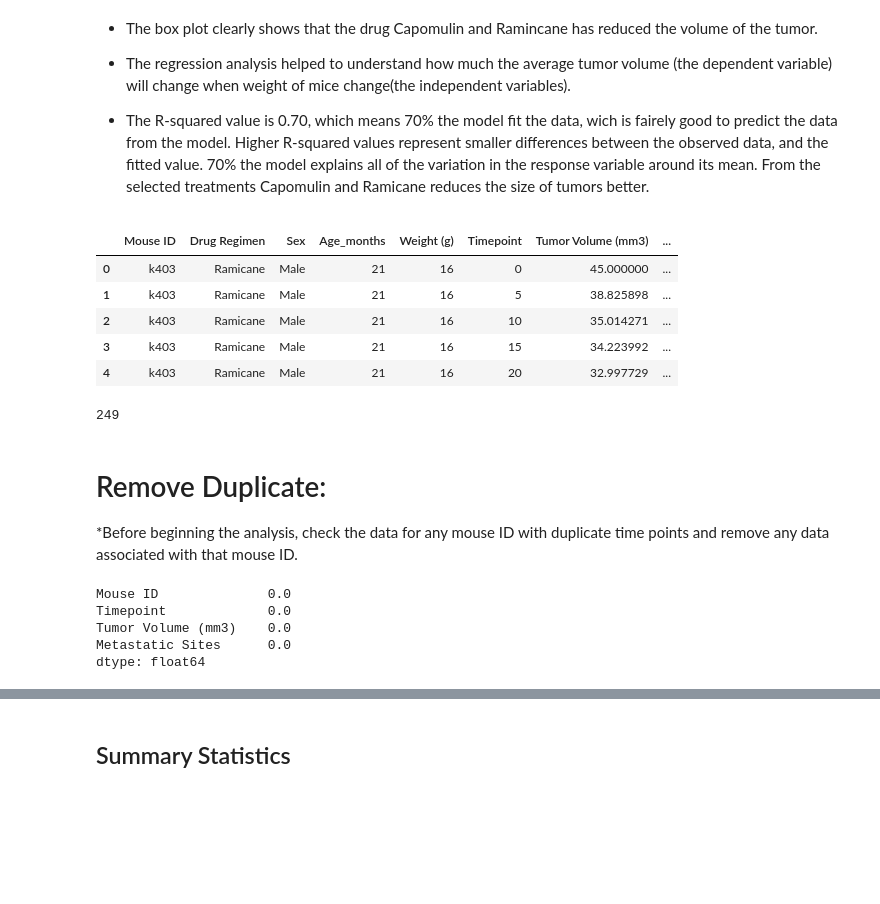
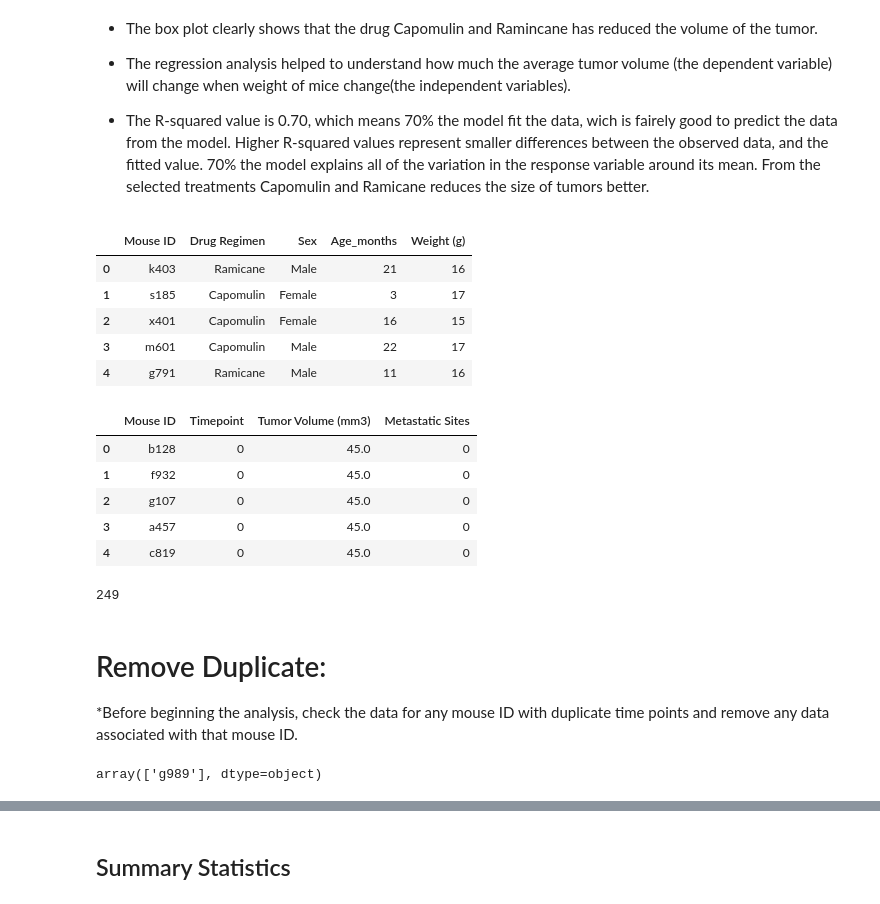
Before and after one commit to umasel/starter-code-pymaceuticals, a Jupyter notebook: Pymaceuticals/pymaceuticals_starter.ipynb, the cells around one changed output, grey strips where cells are left out. Saved outputs shown, nothing was run; the diff lists cells and outputs as text; code cells hidden in the pictures; blank space fills up the shorter version.

```diff
--- a/Pymaceuticals/pymaceuticals_starter.ipynb
+++ b/Pymaceuticals/pymaceuticals_starter.ipynb
@@ -21,52 +21,52 @@ From the selected treatments Capomulin and Ramicane reduces the size of tumors b
 # %%
 # Dependencies and Setup
 import matplotlib.pyplot as plt
 import pandas as pd
 import scipy.stats as st
+import numpy as np
+from scipy.stats import linregress
 
 # Study data files
-mouse_metadata_path =r"data/Mouse_metadata.csv"
-study_results_path = r"data/Study_results.csv"
+mouse_metadata_path = "Data/Mouse_metadata.csv"
+study_results_path = "DAta/Study_results.csv"
 
-# Read the mouse data and the study results
+# Read the mouse data
 mouse_metadata = pd.read_csv(mouse_metadata_path)
 study_results = pd.read_csv(study_results_path)
 
-# Combine the data into a single DataFrame
-
-
-
-# Combine the data into a single dataset
-combine_ms = pd.merge(mouse_metadata,study_results,on='Mouse ID')
-combine_ms.head()
-# Display the data table for preview
+mouse_metadata.head()
 # %% [output]
-|  | Mouse ID | Drug Regimen | Sex | Age_months | Weight (g) | Timepoint | Tumor Volume (mm3) | ... |
-| 0 | k403 | Ramicane | Male | 21 | 16 | 0 | 45.000000 | ... |
-| 1 | k403 | Ramicane | Male | 21 | 16 | 5 | 38.825898 | ... |
-| 2 | k403 | Ramicane | Male | 21 | 16 | 10 | 35.014271 | ... |
-| 3 | k403 | Ramicane | Male | 21 | 16 | 15 | 34.223992 | ... |
-| 4 | k403 | Ramicane | Male | 21 | 16 | 20 | 32.997729 | ... |
+|  | Mouse ID | Drug Regimen | Sex | Age_months | Weight (g) |
+| 0 | k403 | Ramicane | Male | 21 | 16 |
+| 1 | s185 | Capomulin | Female | 3 | 17 |
+| 2 | x401 | Capomulin | Female | 16 | 15 |
+| 3 | m601 | Capomulin | Male | 22 | 17 |
+| 4 | g791 | Ramicane | Male | 11 | 16 |
-# %%
-# Checking the number of mice.
-mouse_metadata["Mouse ID"].count() # 249
-study_results["Mouse ID"].count() # 1893
-len(study_results["Mouse ID"].drop_duplicates()) #so there is the same number of mice in every dataset
-# %% [output]
-249
+# %%
+study_results.head()
+# %% [output]
+|  | Mouse ID | Timepoint | Tumor Volume (mm3) | Metastatic Sites |
+| 0 | b128 | 0 | 45.0 | 0 |
+| 1 | f932 | 0 | 45.0 | 0 |
+| 2 | g107 | 0 | 45.0 | 0 |
+| 3 | a457 | 0 | 45.0 | 0 |
+| 4 | c819 | 0 | 45.0 | 0 |
+# %%
+combined_df = pd.merge(mouse_metadata, study_results, how='outer', on="Mouse ID")
+# Display the data table for preview
+combined_df.head()
+# Checking the number of mice.
+num_mice = combined_df["Mouse ID"].nunique()
+num_mice
+# %% [output]
+249
 # %% [markdown]
 # Remove Duplicate:
 *Before beginning the analysis, check the data for any mouse ID with duplicate time points and remove any data associated with that mouse ID.
 # %%
 # Our data should be uniquely identified by Mouse ID and Timepoint
 # Get the duplicate mice by ID number that shows up for Mouse ID and Timepoint.
-mouse_metadata.columns #Index(['Mouse ID', 'Drug Regimen', 'Sex', 'Age_months', 'Weight (g)'], dtype='object')
-study_results.columns # Index(['Mouse ID', 'Timepoint', 'Tumor Volume (mm3)', 'Metastatic Sites'], dtype='object')
-mouse_metadata.isna().sum()/len(mouse_metadata) # there is not missings in metadata mouse
-study_results.isna().sum()/len(study_results)
+dup_mice_ID = combined_df.loc[combined_df.duplicated(subset=['Mouse ID', 'Timepoint']),'Mouse ID'].unique()
+dup_mice_ID
 # %% [output]
-Mouse ID              0.0
-Timepoint             0.0
-Tumor Volume (mm3)    0.0
-Metastatic Sites      0.0
-dtype: float64
+array(['g989'], dtype=object)
```
Also changed, not shown: parts of 27 cells of this notebook, 2 other files.
